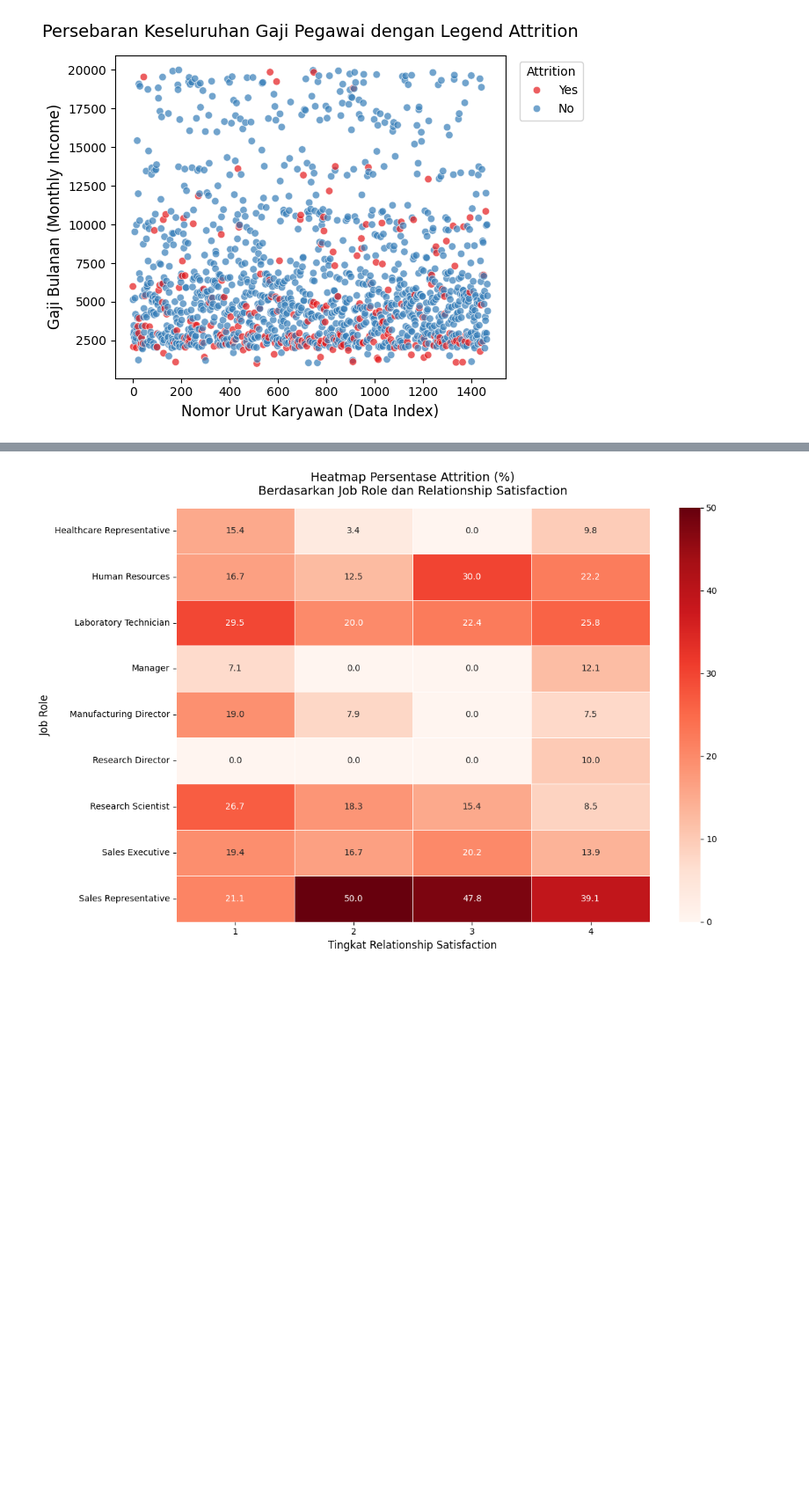
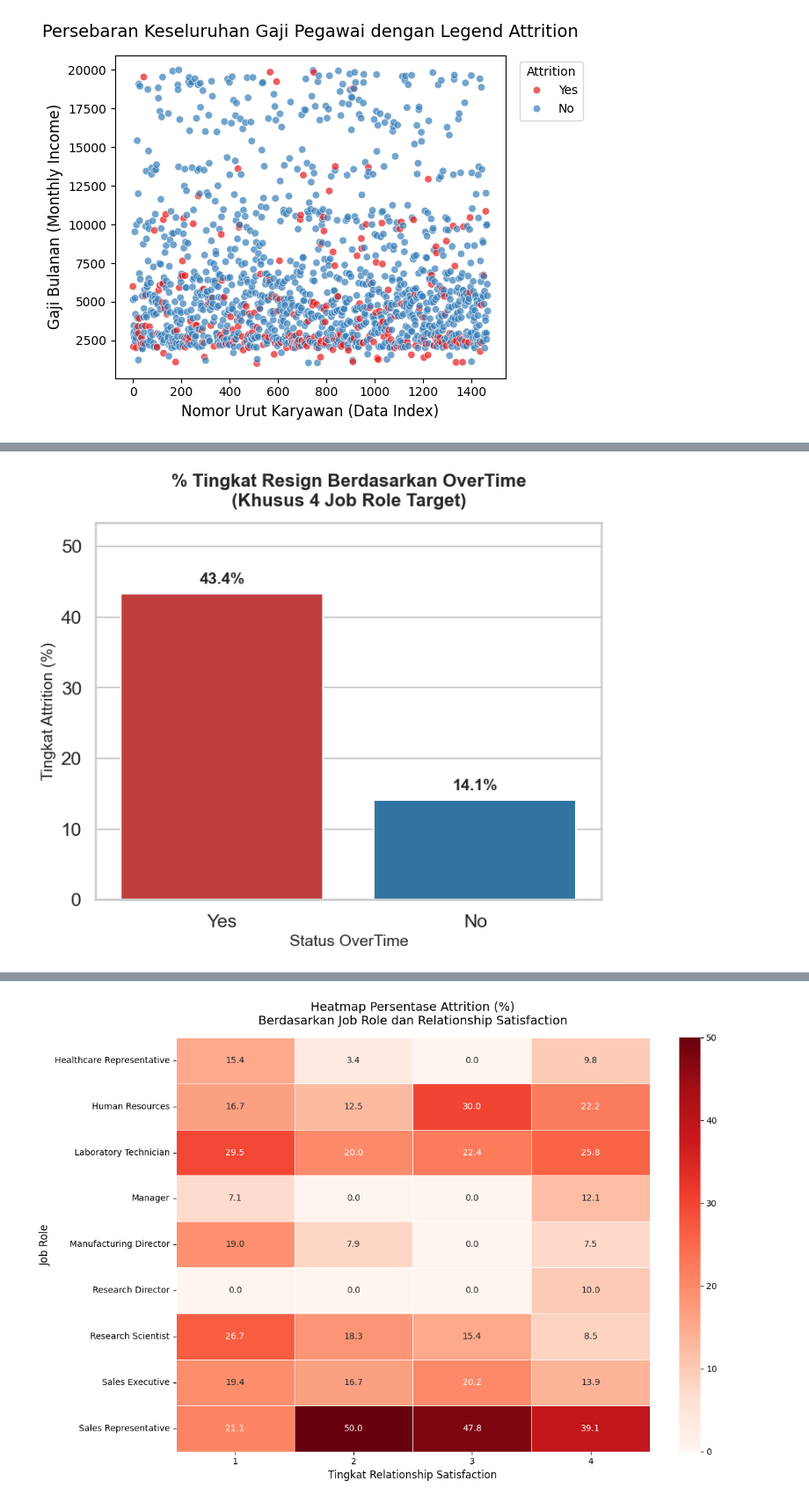
Before and after one commit to lanxnashiry/Employee-Attrition, a Jupyter notebook: HR-Employee-Attrition.ipynb, the cells around one changed output, grey strips where cells are left out. Shown at 88% size. Drawn from its saved outputs; the diff is of its cells as text; code cells hidden in the pictures; blank space fills up the shorter version.

```diff
--- a/HR-Employee-Attrition.ipynb
+++ b/HR-Employee-Attrition.ipynb
@@ -436,0 +185,48 @@ plt.show()
+# %%
+# % Tingkat Resign Berdasarkan OverTime Khusus 4 Job Role Target
+# 1. Filter dataset HANYA untuk 4 profesi yang ditargetkan
+target_roles = ['Laboratory Technician', 'Research Scientist', 'Sales Representative', 'Human Resources']
+df_filtered = data[data['JobRole'].isin(target_roles)]
+
+# 2. Menghitung persentase Attrition dari data yang sudah disaring
+# normalize='index' akan menghitung proporsi per baris (per kategori OverTime)
+attrition_pct = pd.crosstab(df_filtered['OverTime'], df_filtered['Attrition'], normalize='index')['Yes'] * 100
+
+# Mengubahnya menjadi dataframe agar mudah di-plot oleh Seaborn
+attrition_pct = attrition_pct.reset_index()
+attrition_pct.rename(columns={'Yes': 'Attrition_Rate_Pct'}, inplace=True)
+
+# 3. Membuat Visualisasi Bar Chart
+plt.figure(figsize=(8, 6))
+sns.set_theme(style="whitegrid", context="talk")
+
+ax = sns.barplot(
+    data=attrition_pct,
+    x='OverTime',
+    y='Attrition_Rate_Pct',
+    hue='OverTime',             # Ditambahkan untuk menghilangkan warning
+    palette={'Yes': '#d62728', 'No': '#1f77b4'},
+    order=['Yes', 'No'],
+    legend=False                # Mematikan legend agar tidak dobel dengan sumbu X
+)
+
+# 4. Merapikan judul dan sumbu
+plt.title('% Tingkat Resign Berdasarkan OverTime\n(Khusus 4 Job Role Target)', fontsize=16, fontweight='bold', pad=15)
+plt.xlabel('Status OverTime', fontsize=14)
+plt.ylabel('Tingkat Attrition (%)', fontsize=14)
+
+# Memberi ruang ekstra di atas bar agar angka tidak terpotong
+plt.ylim(0, attrition_pct['Attrition_Rate_Pct'].max() + 10)
+
+# 5. Menambahkan teks persentase di atas setiap bar
+for p in ax.patches:
+    ax.annotate(f"{p.get_height():.1f}%",
+                (p.get_x() + p.get_width() / 2., p.get_height()),
+                ha='center', va='bottom',
+                xytext=(0, 6),
+                textcoords='offset points',
+                fontsize=14, fontweight='bold')
+
+plt.show()
+# %% [output]
+[figure, added]
```
Also changed, not shown: parts of 48 cells of this notebook.
